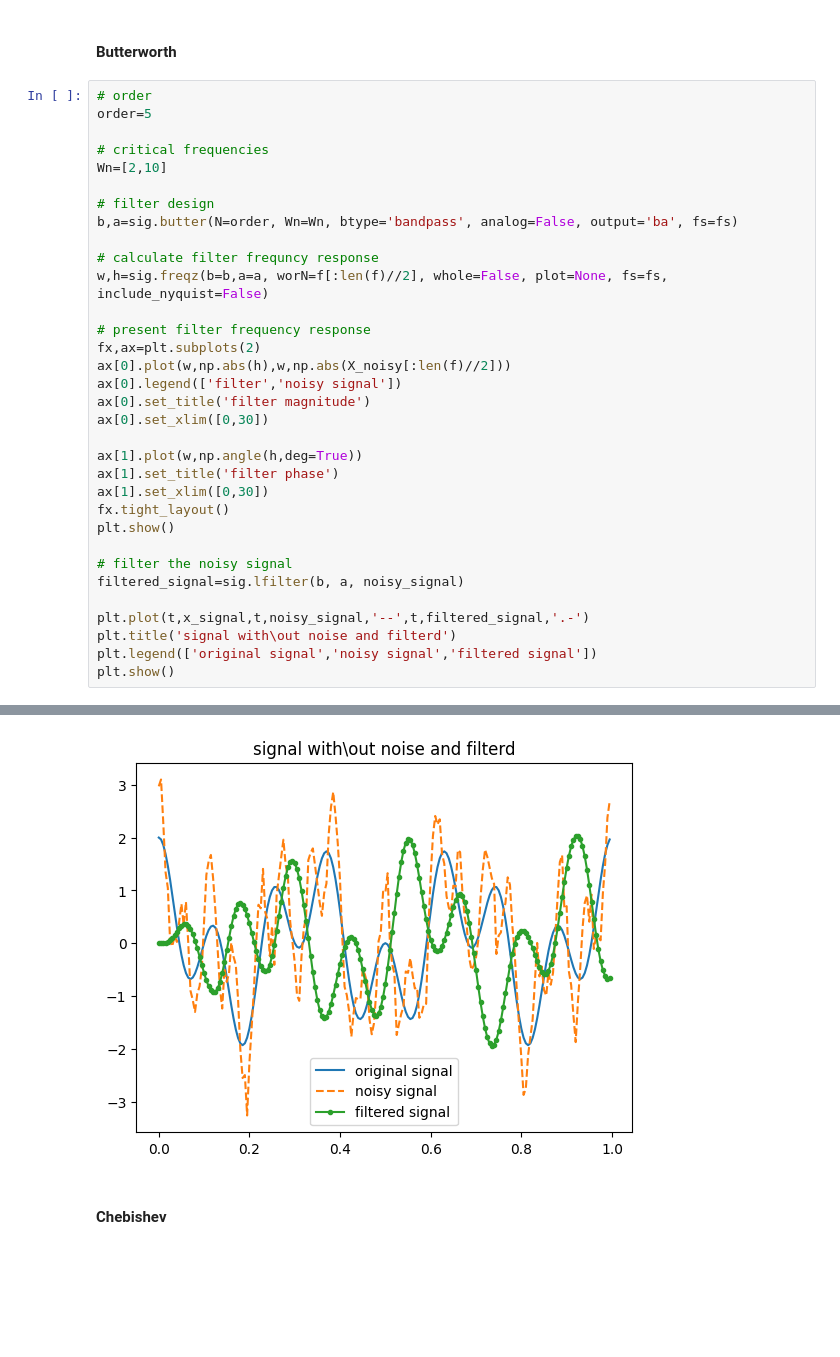
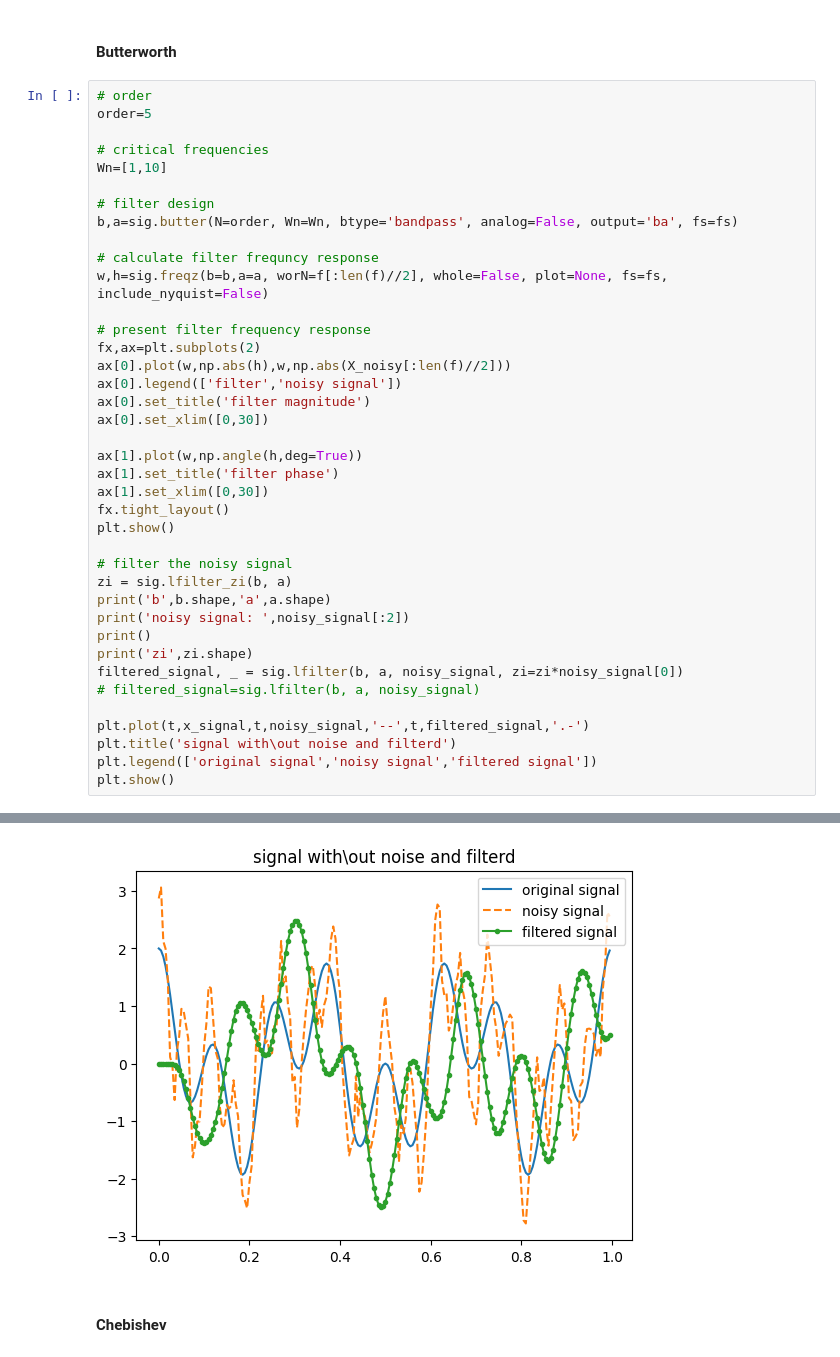
Before and after one commit to vyohai/tutorials, a Jupyter notebook: scipy/Basic filter Design.ipynb, the cells around one changed output, grey strips where cells are left out. Cells and saved outputs as stored; diff of their text form; blank space fills up the shorter version.

```diff
--- a/scipy/Basic filter Design.ipynb
+++ b/scipy/Basic filter Design.ipynb
@@ -408,7 +402,7 @@ So will define:
 order=5
 
 # critical frequencies
-Wn=[2,10]
+Wn=[1,10]
 
 # filter design
 b,a=sig.butter(N=order, Wn=Wn, btype='bandpass', analog=False, output='ba', fs=fs)
@@ -430,7 +424,13 @@ fx.tight_layout()
 plt.show()
 
 # filter the noisy signal
-filtered_signal=sig.lfilter(b, a, noisy_signal)
+zi = sig.lfilter_zi(b, a)
+print('b',b.shape,'a',a.shape)
+print('noisy signal: ',noisy_signal[:2])
+print()
+print('zi',zi.shape)
+filtered_signal, _ = sig.lfilter(b, a, noisy_signal, zi=zi*noisy_signal[0])
+# filtered_signal=sig.lfilter(b, a, noisy_signal)
 
 plt.plot(t,x_signal,t,noisy_signal,'--',t,filtered_signal,'.-')
 plt.title('signal with\out noise and filterd')
@@ -441,4 +445,4 @@ plt.show()
-[figure, old version]
+[figure, new version]
 # %% [markdown]
 #### Chebishev
 # %%
```
Also changed, not shown: parts of 6 cells of this notebook.
